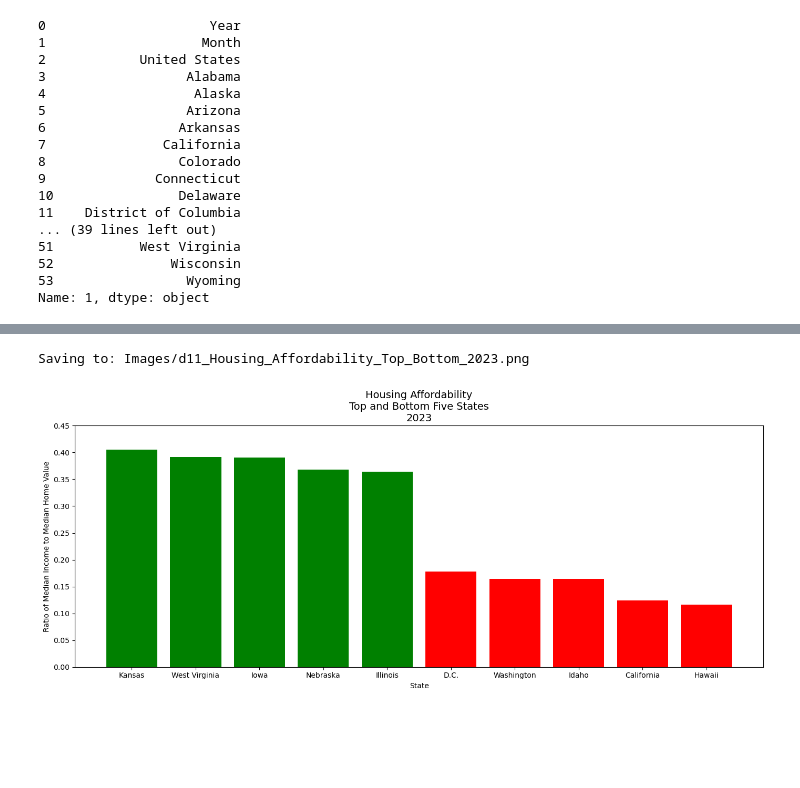
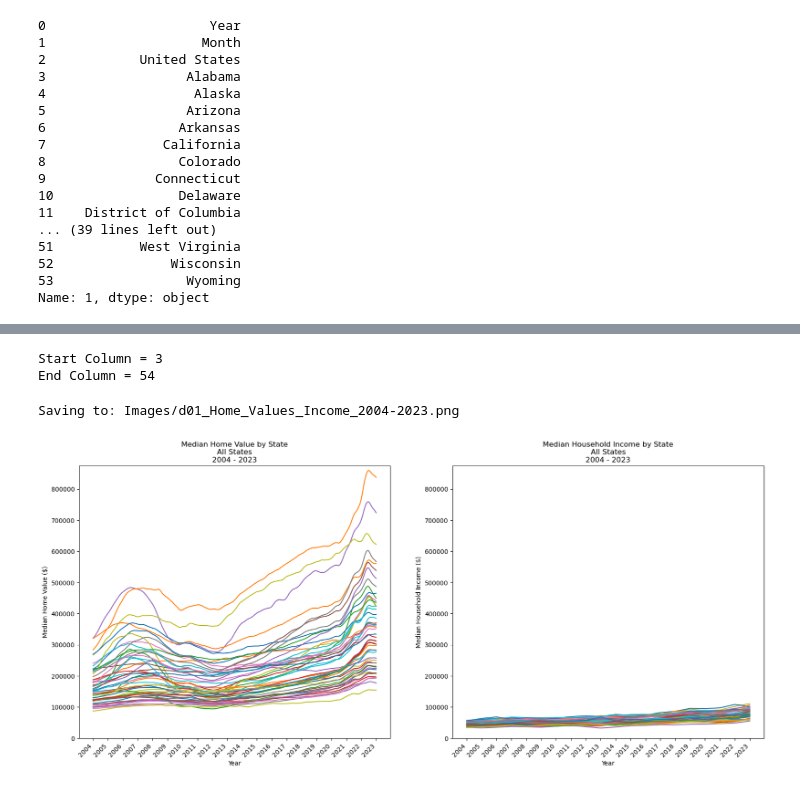
Before and after one commit to d-burke-data/Project_01, a Jupyter notebook: Work_David/Home_Value_vs_Median_Income.ipynb, the cells around one changed output, grey strips where cells are left out. Cells and saved outputs as stored; diff of their text form; code cells hidden in the pictures; blank space fills up the shorter version.

```diff
--- a/Work_David/Home_Value_vs_Median_Income.ipynb
+++ b/Work_David/Home_Value_vs_Median_Income.ipynb
@@ -443,21 +115,38 @@ ratios_2023
-# %%
-#plt.hist(ratios["Ratio"], label=ratios.index)
-#ratios_2023 = ratios_2023.sort_values("Ratio", ascending=False)
-#ratios_2023 = ratios_2023.rename({"District of Columbia": "D.C."})
-#ratio_top_5_2023 = ratios_2023.sort_values("Ratio", ascending=False)
-#ratio_top_5_2023 = ratios_2023.rename({"District of Columbia": "D.C."})
-
-plt.figure(figsize=(14,6))
-#plt.bar(ratios.index, ratios["Ratio"], color='green')
-plt.bar(ratio_top_5_2023.index, ratio_top_5_2023['Ratio'], color='green')
-plt.bar(ratio_bottom_5_2023.index, ratio_bottom_5_2023['Ratio'], color='red')
-plt.ylim((0,0.45))
-plt.title(f"Housing Affordability\nTop and Bottom Five States\n{median_income_df.iloc[-1:,0].iloc[0]}", size=14)
-plt.xlabel("State")
-plt.ylabel("Ratio of Median Income to Median Home Value")
-plt.tight_layout()
-figure_count = save_figure(figure_count, "Images","Housing_Affordability_Top_Bottom_2023.png")
-plt.show();
-# %% [output]
-Saving to: Images/d11_Housing_Affordability_Top_Bottom_2023.png
-[figure, removed]
+# %%
+# Variables to define to start and end columns for easy reference
+start_column = hv_column_pair[hv_column_pair == 'Alabama'].first_valid_index()
+end_column = hv_column_pair[hv_column_pair == 'Wyoming'].first_valid_index() + 1
+print(f"Start Column = {start_column}\nEnd Column = {end_column}")
+# %% [output]
+Start Column = 3
+End Column = 54
+# %%
+plt.figure(figsize=(20,8))
+
+plt.subplot(1, 2, 1)
+plt.plot(home_value_df.iloc[:,start_column:end_column])
+
+fig_xticks = range(0, len(home_value_df), 12)
+fig_labels = home_value_df['Year'][::12]
+plt.xticks(fig_xticks, labels=fig_labels, rotation=45, horizontalalignment='right')
+plt.title(f"Median Home Value by State\nAll States\n{fig_labels.iloc[0]} - {fig_labels.iloc[-1]}")
+plt.xlabel("Year")
+plt.ylabel("Median Home Value ($)")
+plt.ylim(0, 875000)
+
+plt.subplot(1, 2, 2)
+plt.plot(median_income_df.iloc[:,start_column:end_column])
+
+fig_xticks = range(0, len(median_income_df), 1)
+fig_labels = median_income_df['Year'][::1]
+plt.xticks(fig_xticks, labels=fig_labels, rotation=45, horizontalalignment='right')
+plt.title(f"Median Household Income by State\nAll States\n{fig_labels.iloc[0]} - {fig_labels.iloc[-1]}")
+plt.xlabel("Year")
+plt.ylabel("Median Household Income ($)")
+plt.ylim(0, 875000)
+
+figure_count = save_figure(figure_count, "Images","Home_Values_Income_2004-2023.png")
+plt.show();
+# %% [output]
+Saving to: Images/d01_Home_Values_Income_2004-2023.png
+[figure, added]
```
Also changed, not shown: parts of 55 cells of this notebook, 37 other files.
